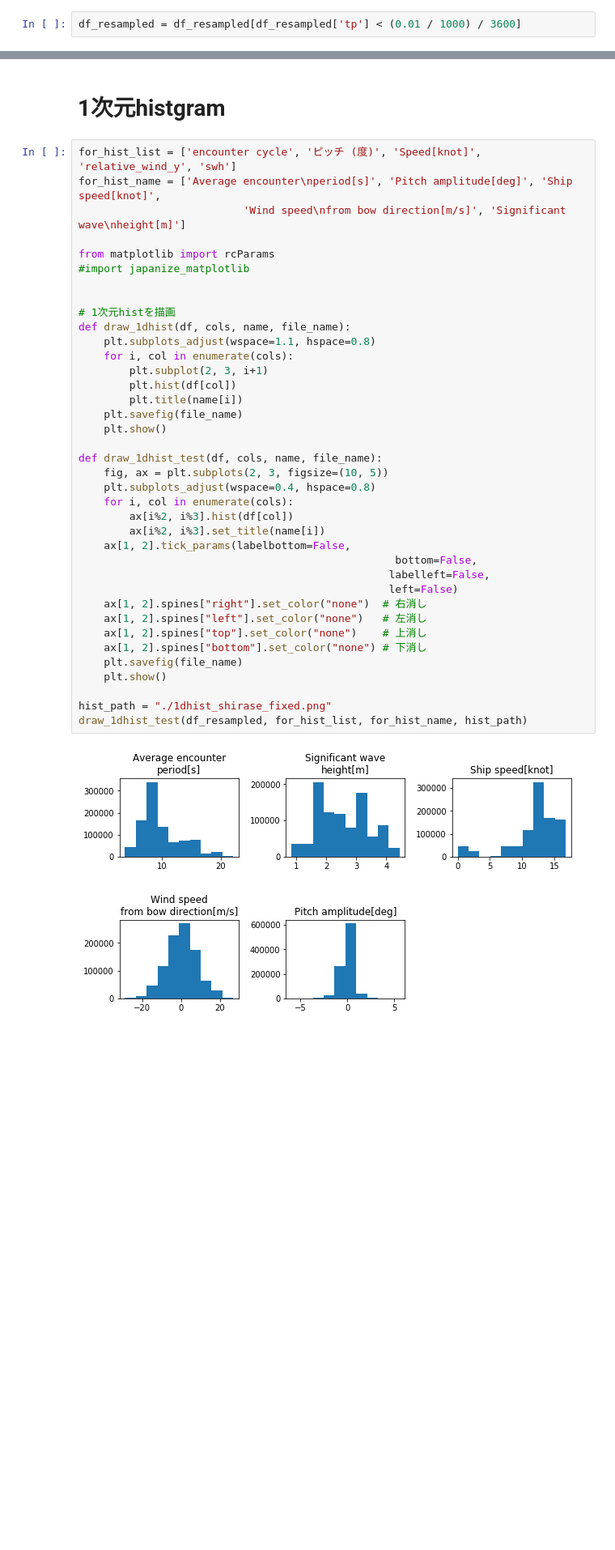
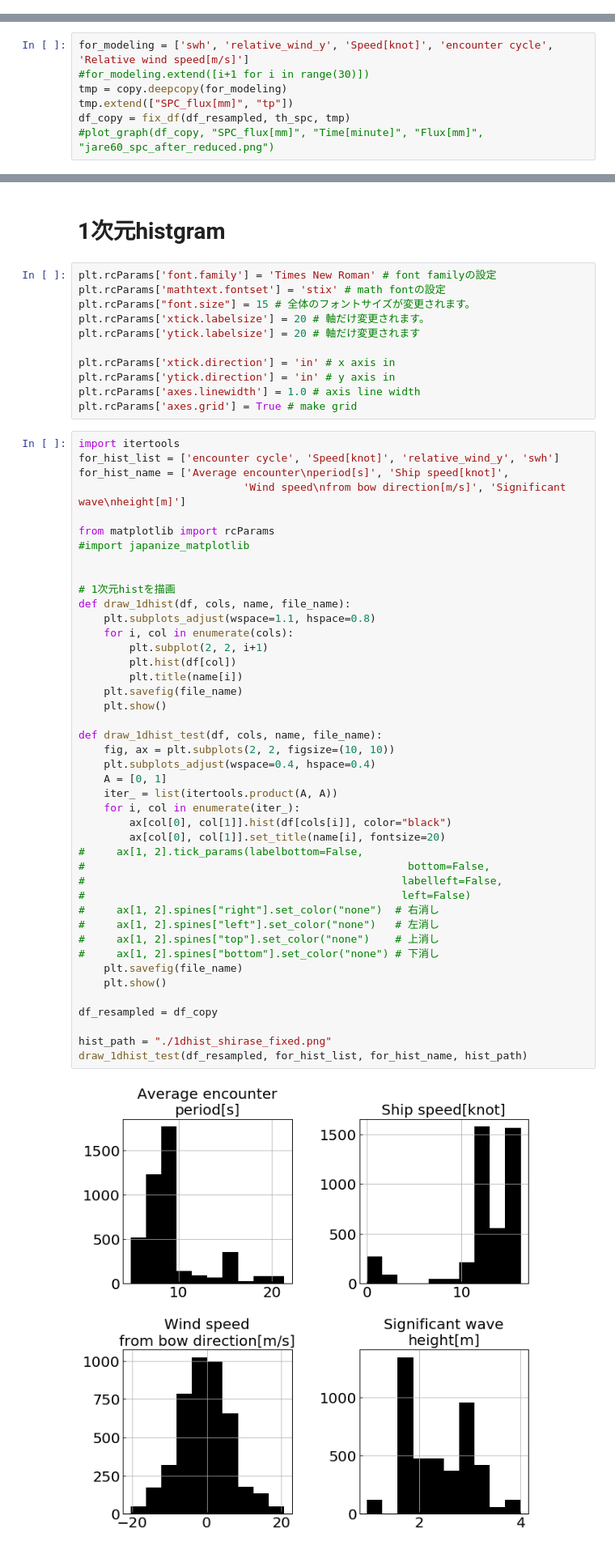
Before and after one commit to supikiti/soturon, a Jupyter notebook: data_visualization.ipynb, the cells around one changed output, grey strips where cells are left out. Shown at 81% size. Saved outputs shown, nothing was run; the diff lists cells and outputs as text; blank space fills up the shorter version.

```diff
--- a/data_visualization.ipynb
+++ b/data_visualization.ipynb
@@ -11,5 +11,3 @@ from librosa.core.spectrum import _spectrogram
 # %%
 # load data
 df_resampled = pd.read_pickle("./data_for_modeling.pickle")
-# %%
-df_resampled = df_resampled[df_resampled['tp'] < (0.01 / 1000) / 3600]
@@ -67,0 +79,7 @@ print(len(df_copy), len(df_copy[df_copy['label'] != 0.0]), len(df_copy[df_copy['
+# %%
+for_modeling = ['swh', 'relative_wind_y', 'Speed[knot]', 'encounter cycle', 'Relative wind speed[m/s]']
+#for_modeling.extend([i+1 for i in range(30)])
+tmp = copy.deepcopy(for_modeling)
+tmp.extend(["SPC_flux[mm]", "tp"])
+df_copy = fix_df(df_resampled, th_spc, tmp)
+#plot_graph(df_copy, "SPC_flux[mm]", "Time[minute]", "Flux[mm]", "jare60_spc_after_reduced.png")
@@ -68,45 +90,61 @@ print(len(df_copy), len(df_copy[df_copy['label'] != 0.0]), len(df_copy[df_copy['
 # %% [markdown]
 # 1次元histgram
+# %%
+plt.rcParams['font.family'] = 'Times New Roman' # font familyの設定
+plt.rcParams['mathtext.fontset'] = 'stix' # math fontの設定
+plt.rcParams["font.size"] = 15 # 全体のフォントサイズが変更されます。
+plt.rcParams['xtick.labelsize'] = 20 # 軸だけ変更されます。
+plt.rcParams['ytick.labelsize'] = 20 # 軸だけ変更されます
+
+plt.rcParams['xtick.direction'] = 'in' # x axis in
+plt.rcParams['ytick.direction'] = 'in' # y axis in
+plt.rcParams['axes.linewidth'] = 1.0 # axis line width
+plt.rcParams['axes.grid'] = True # make grid
 # %%
-for_hist_list = ['encounter cycle', 'ピッチ (度)', 'Speed[knot]', 'relative_wind_y', 'swh']
-for_hist_name = ['Average encounter\nperiod[s]', 'Pitch amplitude[deg]', 'Ship speed[knot]',
+import itertools
+for_hist_list = ['encounter cycle', 'Speed[knot]', 'relative_wind_y', 'swh']
+for_hist_name = ['Average encounter\nperiod[s]', 'Ship speed[knot]',
                           'Wind speed\nfrom bow direction[m/s]', 'Significant wave\nheight[m]']
 
 from matplotlib import rcParams
 #import japanize_matplotlib
 
 
 # 1次元histを描画
 def draw_1dhist(df, cols, name, file_name):
     plt.subplots_adjust(wspace=1.1, hspace=0.8)
     for i, col in enumerate(cols):
-        plt.subplot(2, 3, i+1)
+        plt.subplot(2, 2, i+1)
         plt.hist(df[col])
         plt.title(name[i])
     plt.savefig(file_name)
     plt.show()
 
 def draw_1dhist_test(df, cols, name, file_name):
-    fig, ax = plt.subplots(2, 3, figsize=(10, 5))
-    plt.subplots_adjust(wspace=0.4, hspace=0.8)
-    for i, col in enumerate(cols):
-        ax[i%2, i%3].hist(df[col])
-        ax[i%2, i%3].set_title(name[i])
-    ax[1, 2].tick_params(labelbottom=False,
-                                                  bottom=False,
-                                                 labelleft=False,
-                                                 left=False)
-    ax[1, 2].spines["right"].set_color("none")  # 右消し
-    ax[1, 2].spines["left"].set_color("none")   # 左消し
-    ax[1, 2].spines["top"].set_color("none")    # 上消し
-    ax[1, 2].spines["bottom"].set_color("none") # 下消し
+    fig, ax = plt.subplots(2, 2, figsize=(10, 10))
+    plt.subplots_adjust(wspace=0.4, hspace=0.4)
+    A = [0, 1]
+    iter_ = list(itertools.product(A, A))
+    for i, col in enumerate(iter_):
+        ax[col[0], col[1]].hist(df[cols[i]], color="black")
+        ax[col[0], col[1]].set_title(name[i], fontsize=20)
+#     ax[1, 2].tick_params(labelbottom=False,
+#                                                   bottom=False,
+#                                                  labelleft=False,
+#                                                  left=False)
+#     ax[1, 2].spines["right"].set_color("none")  # 右消し
+#     ax[1, 2].spines["left"].set_color("none")   # 左消し
+#     ax[1, 2].spines["top"].set_color("none")    # 上消し
+#     ax[1, 2].spines["bottom"].set_color("none") # 下消し
     plt.savefig(file_name)
     plt.show()
 
+df_resampled = df_copy
+
 hist_path = "./1dhist_shirase_fixed.png"
 draw_1dhist_test(df_resampled, for_hist_list, for_hist_name, hist_path)
 # %% [output]
-[figure, old version]
+[figure, new version]
 # %% [markdown]
 # 2次元histgram
 # %%
```
Also changed, not shown: parts of 11 cells of this notebook, 38 other files.
